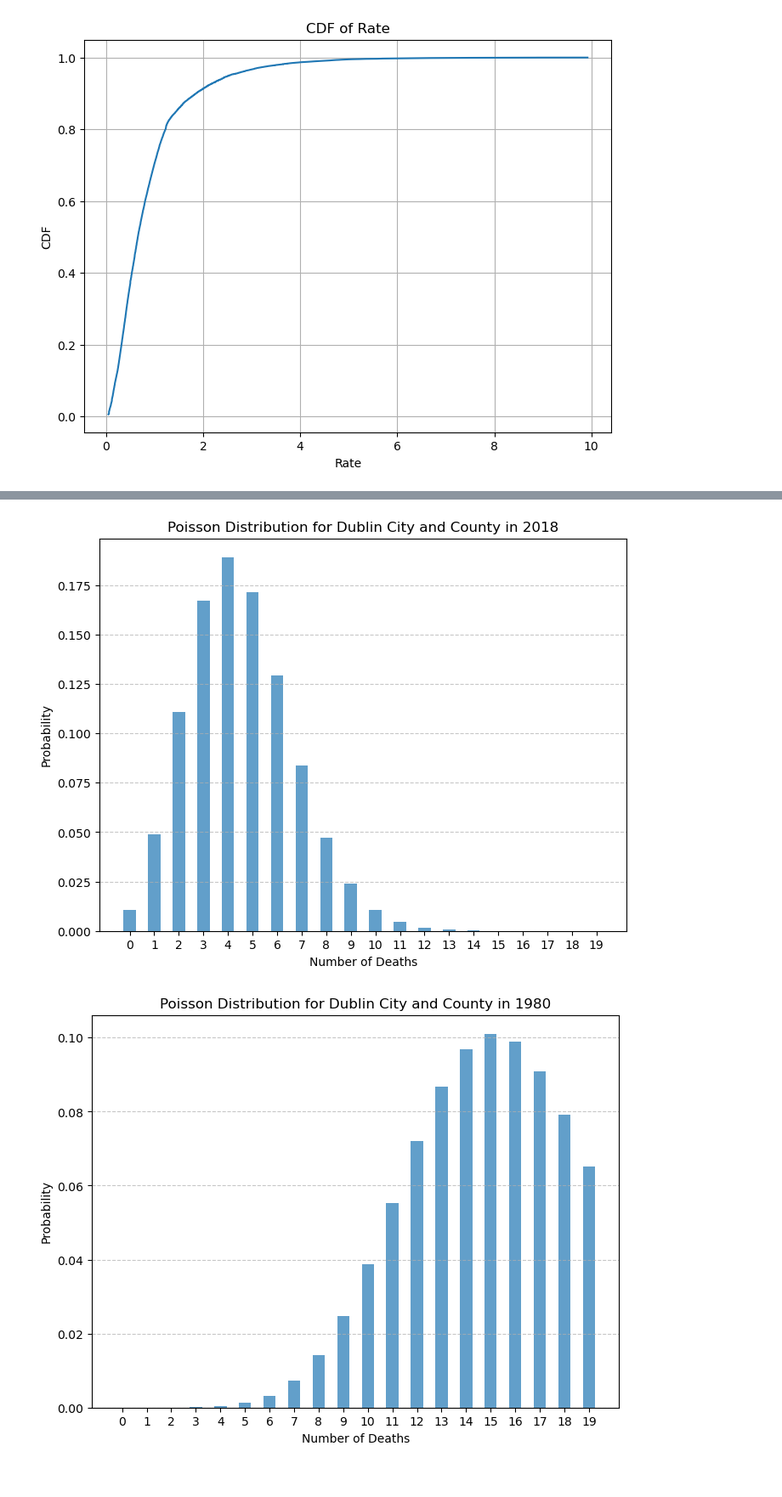
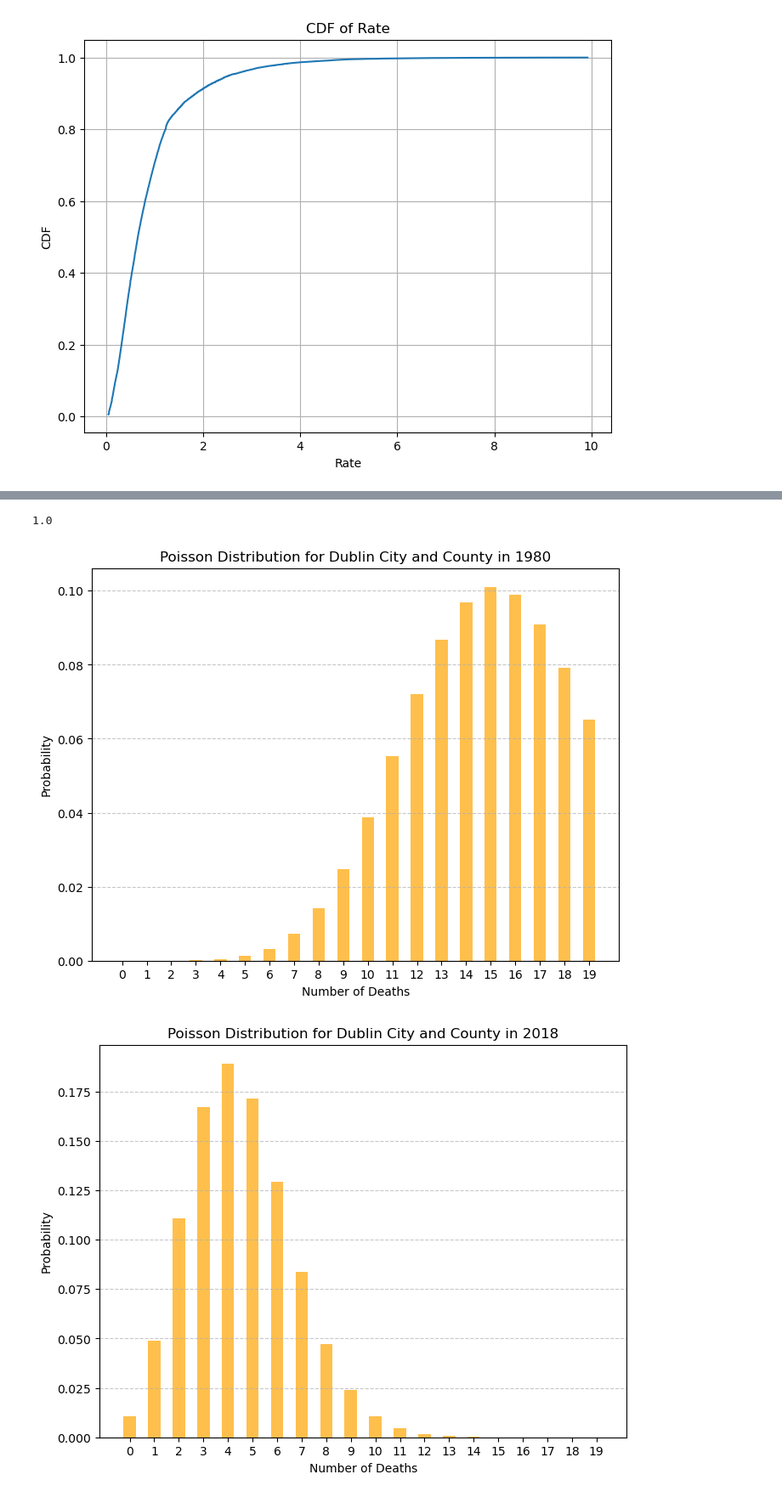
Before and after one commit to Paolacrir/CA1, a Jupyter notebook: Statistic.ipynb, the cells around one changed output, grey strips where cells are left out. Shown at 85% size. Drawn from its saved outputs; the diff is of its cells as text; code cells hidden in the pictures.

```diff
--- a/Statistic.ipynb
+++ b/Statistic.ipynb
@@ -477,0 +410,15 @@ ax.set(xlabel="Normal distribution", ylabel ="Frequency")
+# %%
+rates_normal_dist = Mortality_rate['Rate']
+
+# Calculate the mean and standard deviation of the rates
+mean_rate = rates_normal_dist .mean()
+std_dev_rate = rates_normal_dist .std()
+
+# Convert rates to a normal distribution
+normal_distribution = norm.ppf(rates_normal_dist , loc=mean_rate, scale=std_dev_rate)
+
+#transformed values
+Mortality_rate['Normal_Distribution'] = normal_distribution
+
+# Display the modified DataFrame
+print(Mortality_rate.head())
@@ -506,0 +482,5 @@ pmf = poisson_dist.pmf(x)
+# %%
+mode= Mortality_rate["Number"].median()
+mode
+# %% [output]
+1.0
@@ -507,7 +504,7 @@ pmf = poisson_dist.pmf(x)
 # %%
 # Create a bar plot to visualize the PMF
 plt.figure(figsize=(8, 6))
-plt.bar(x, pmf, width=0.5, align='center', alpha=0.7)
+plt.bar(x, pmf, width=0.5, align='center', alpha=0.7, color="orange")
 plt.xlabel("Number of Deaths")
 plt.ylabel("Probability")
 plt.title(f"Poisson Distribution for {area} in {year}")
@@ -517,15 +514,16 @@ plt.grid(axis='y', linestyle='--', alpha=0.7)
 # Show the plot
 plt.show()
 # %% [output]
-[figure, old version]
+[figure, new version]
 # %%
-# Filter the dataset for a specific area and year
+# Filtering the dataset for a specific area and year
 area = "Dublin City and County"
-year = 1980
-filtered_data = Mortality_rate[(Mortality_rate["Area"] == area) & (Mortality_rate["Year"] == year)]
+year = 2018
+
+area_year_2018 = Mortality_rate[(Mortality_rate["Area"] == area) & (Mortality_rate["Year"] == year)]
 
 # Calculate the average rate (lambda) for the Poisson distribution
-average_rate = filtered_data["Number"].mean()
+average_rate = area_year_2018["Number"].mean()
 
 # Create a Poisson distribution with lambda equal to the average rate
 poisson_dist = poisson(average_rate)
@@ -538,14 +536,14 @@ pmf = poisson_dist.pmf(x)
 # %%
 # Create a bar plot to visualize the PMF
 plt.figure(figsize=(8, 6))
-plt.bar(x, pmf, width=0.5, align='center', alpha=0.7)
+plt.bar(x, pmf, width=0.5, align='center', alpha=0.7, color="orange")
 plt.xlabel("Number of Deaths")
 plt.ylabel("Probability")
 plt.title(f"Poisson Distribution for {area} in {year}")
 plt.xticks(x)
 plt.grid(axis='y', linestyle='--', alpha=0.7)
 
 # Show the plot
 plt.show()
 # %% [output]
-[figure, old version]
+[figure, new version]
```
Also changed, not shown: parts of 22 cells of this notebook.
